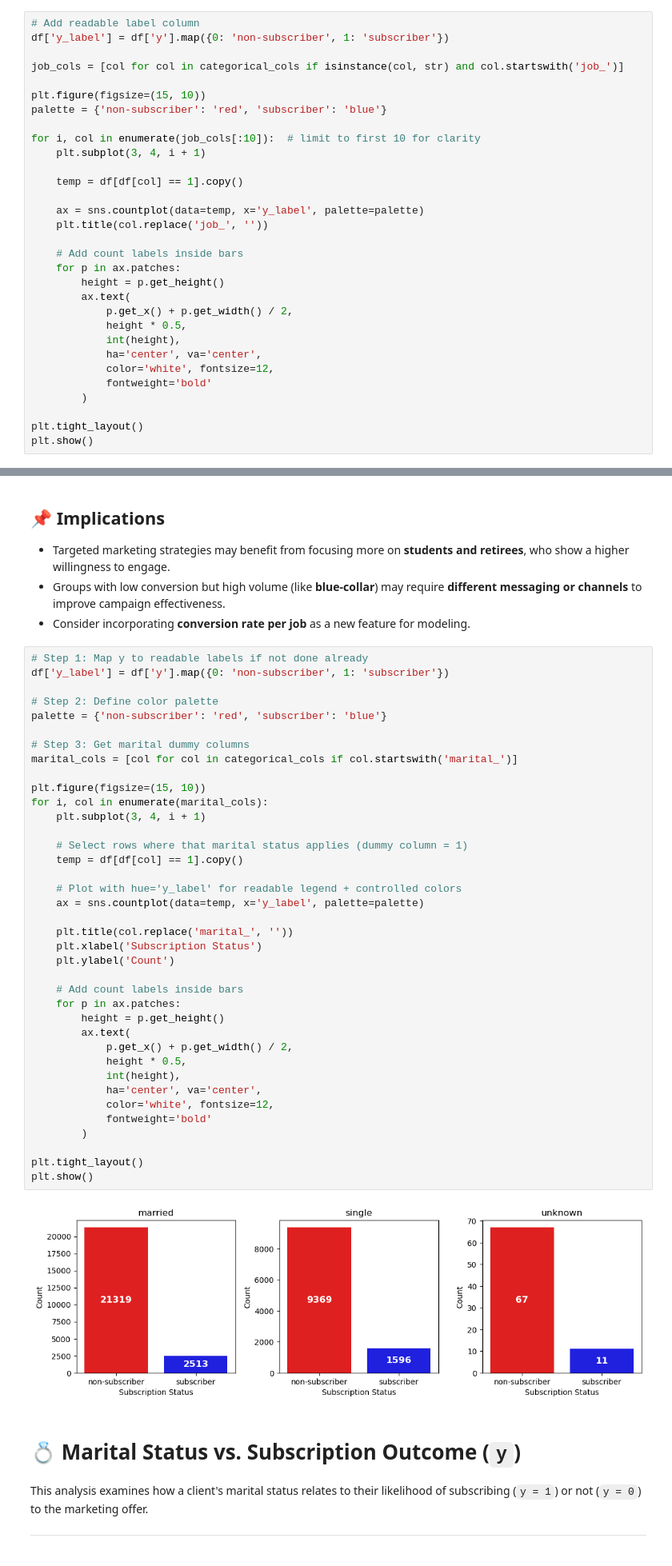
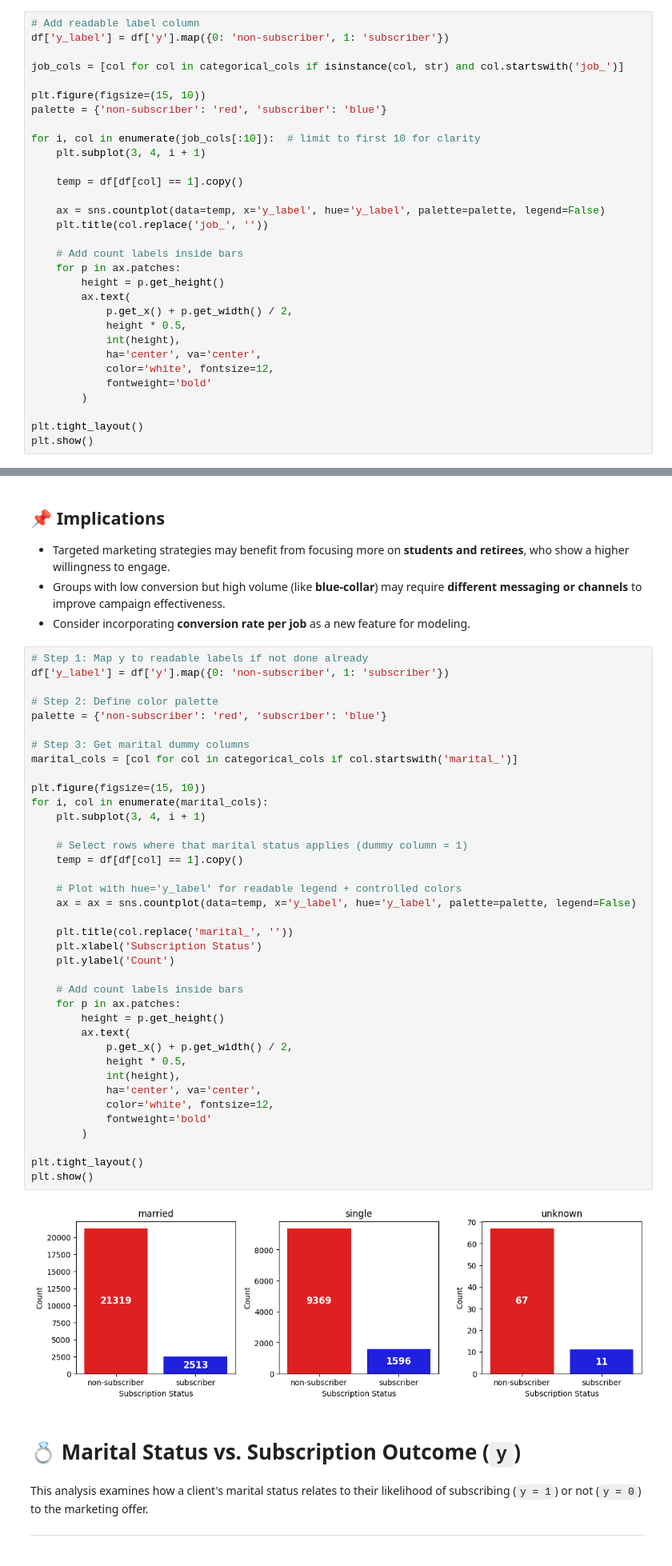
Before and after one commit to oaj1/bank-marketing-analysis, a Jupyter notebook: 01_EDA.ipynb, the cells around one changed output, grey strips where cells are left out. Shown at 80% size. Drawn from its saved outputs; the diff is of its cells as text.

```diff
--- a/01_EDA.ipynb
+++ b/01_EDA.ipynb
@@ -261,7 +261,7 @@ for i, col in enumerate(job_cols[:10]):  # limit to first 10 for clarity
 
     temp = df[df[col] == 1].copy()
 
-    ax = sns.countplot(data=temp, x='y_label', palette=palette)
+    ax = sns.countplot(data=temp, x='y_label', hue='y_label', palette=palette, legend=False)
     plt.title(col.replace('job_', ''))
 
     # Add count labels inside bars
@@ -316,35 +316,35 @@ palette = {'non-subscriber': 'red', 'subscriber': 'blue'}
 marital_cols = [col for col in categorical_cols if col.startswith('marital_')]
 
 plt.figure(figsize=(15, 10))
 for i, col in enumerate(marital_cols):
     plt.subplot(3, 4, i + 1)
 
     # Select rows where that marital status applies (dummy column = 1)
     temp = df[df[col] == 1].copy()
 
     # Plot with hue='y_label' for readable legend + controlled colors
-    ax = sns.countplot(data=temp, x='y_label', palette=palette)
+    ax = ax = sns.countplot(data=temp, x='y_label', hue='y_label', palette=palette, legend=False)
 
     plt.title(col.replace('marital_', ''))
     plt.xlabel('Subscription Status')
     plt.ylabel('Count')
 
     # Add count labels inside bars
     for p in ax.patches:
         height = p.get_height()
         ax.text(
             p.get_x() + p.get_width() / 2,
             height * 0.5,
             int(height),
             ha='center', va='center',
             color='white', fontsize=12,
             fontweight='bold'
         )
 
 plt.tight_layout()
 plt.show()
 # %% [output]
-[figure, old version]
+[figure, new version]
 # %% [markdown]
 # 💍 Marital Status vs. Subscription Outcome (`y`)
 
```
Also changed, not shown: parts of 12 cells of this notebook.
